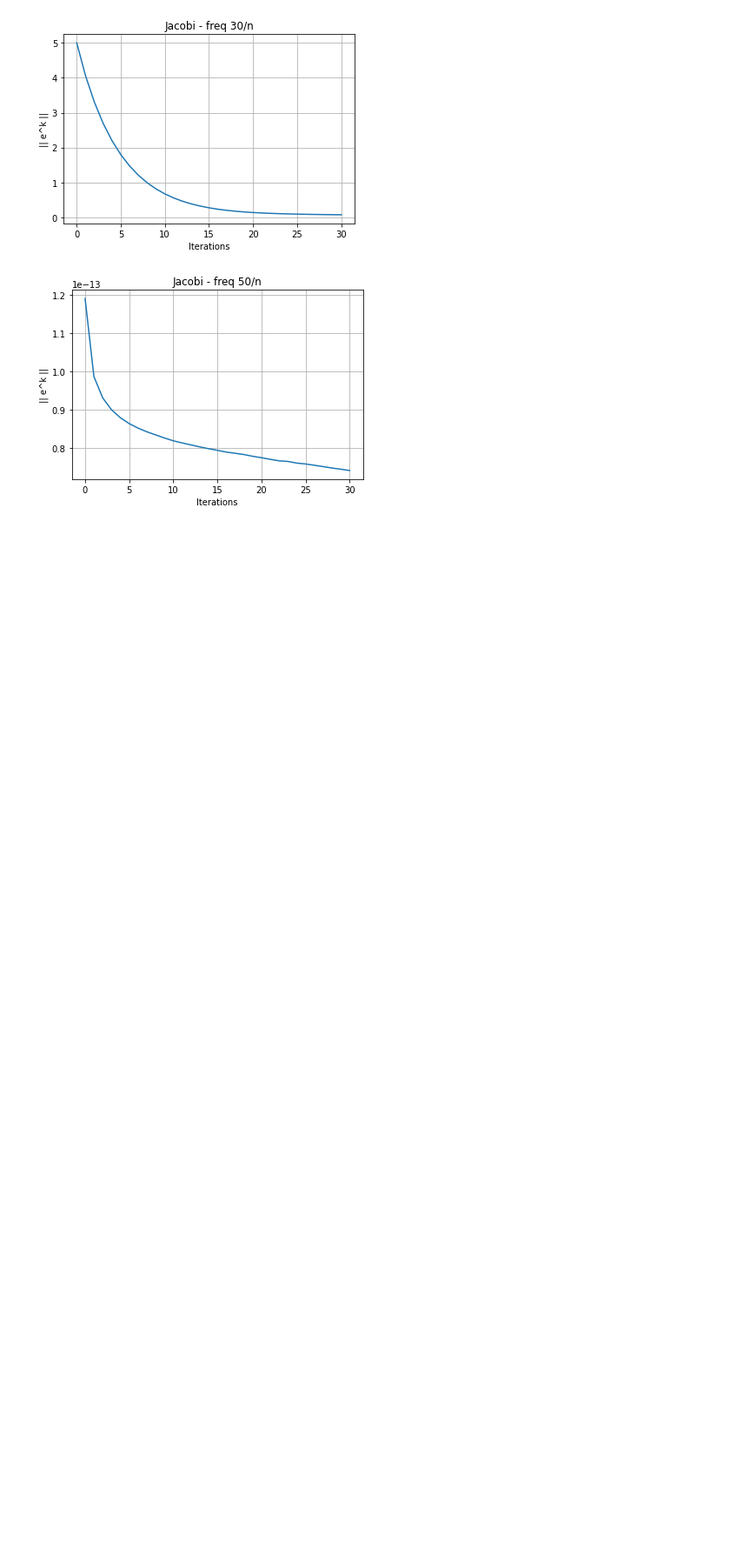
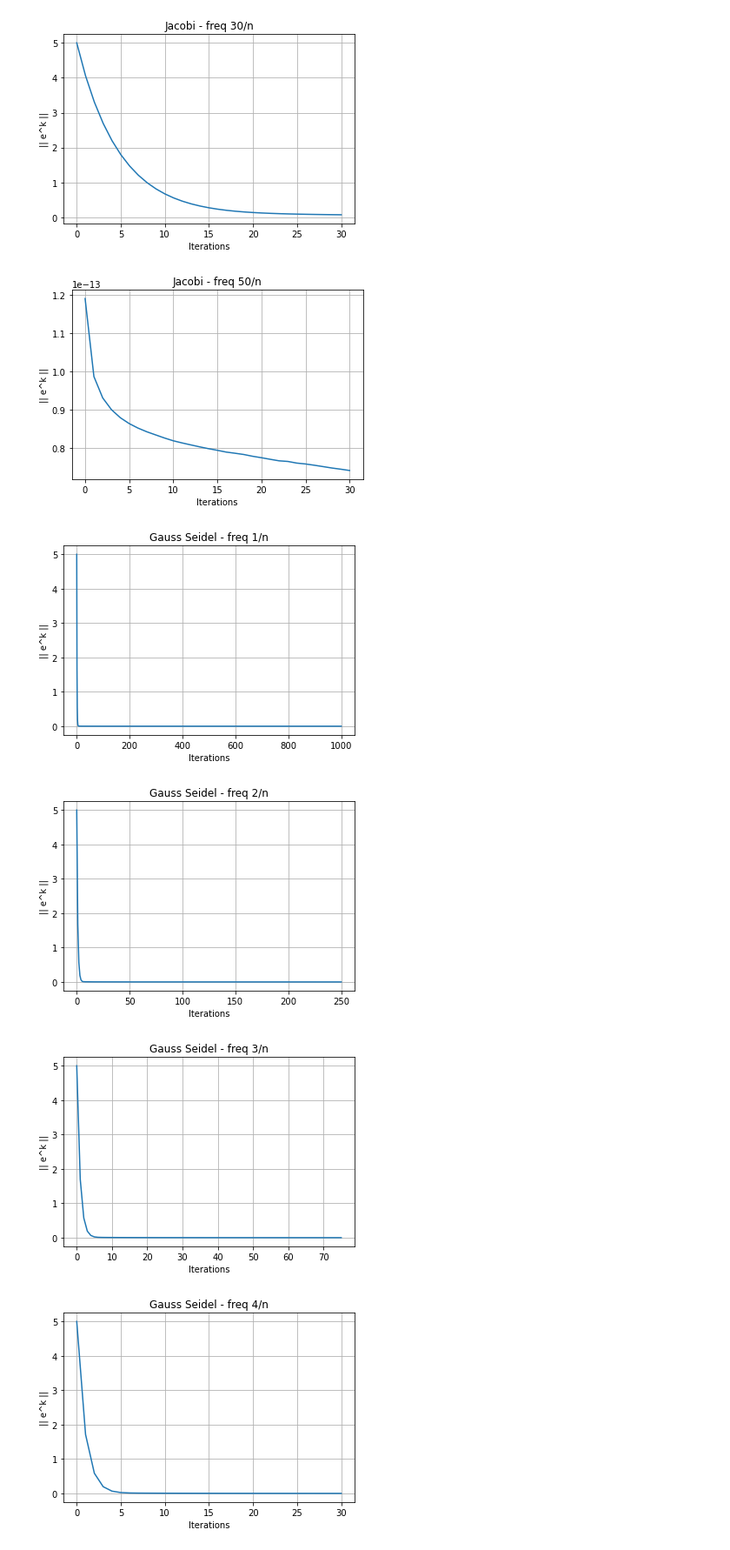
Before and after one commit to AMSC22-23/MultiGrid-Untila-Cecchettini-Capoferri, a Jupyter notebook: test_smoothers.ipynb, the cells around one changed output. Shown: that part at 87% size. Saved outputs shown, nothing was run; the diff lists cells and outputs as text; code cells hidden in the pictures; blank space fills up the shorter version.

```diff
--- a/test_smoothers.ipynb
+++ b/test_smoothers.ipynb
@@ -78,3 +92,12 @@ for case in testList:
 [figure]
 [figure]
 [figure]
+# %%
+for case in testList:
+    x0 = [sin(2*pi*i*case[0]/n) + 1 for i in range(n)]
+    test(A,b,x0,GaussSeidelIt,case[1],xe,"Gauss Seidel - freq "+str(case[0])+"/n")
+# %% [output]
+[figure, added]
+[figure, added]
+[figure, added]
+[figure, added]
```
Also changed, not shown: parts of 4 cells of this notebook, 3 other files.
